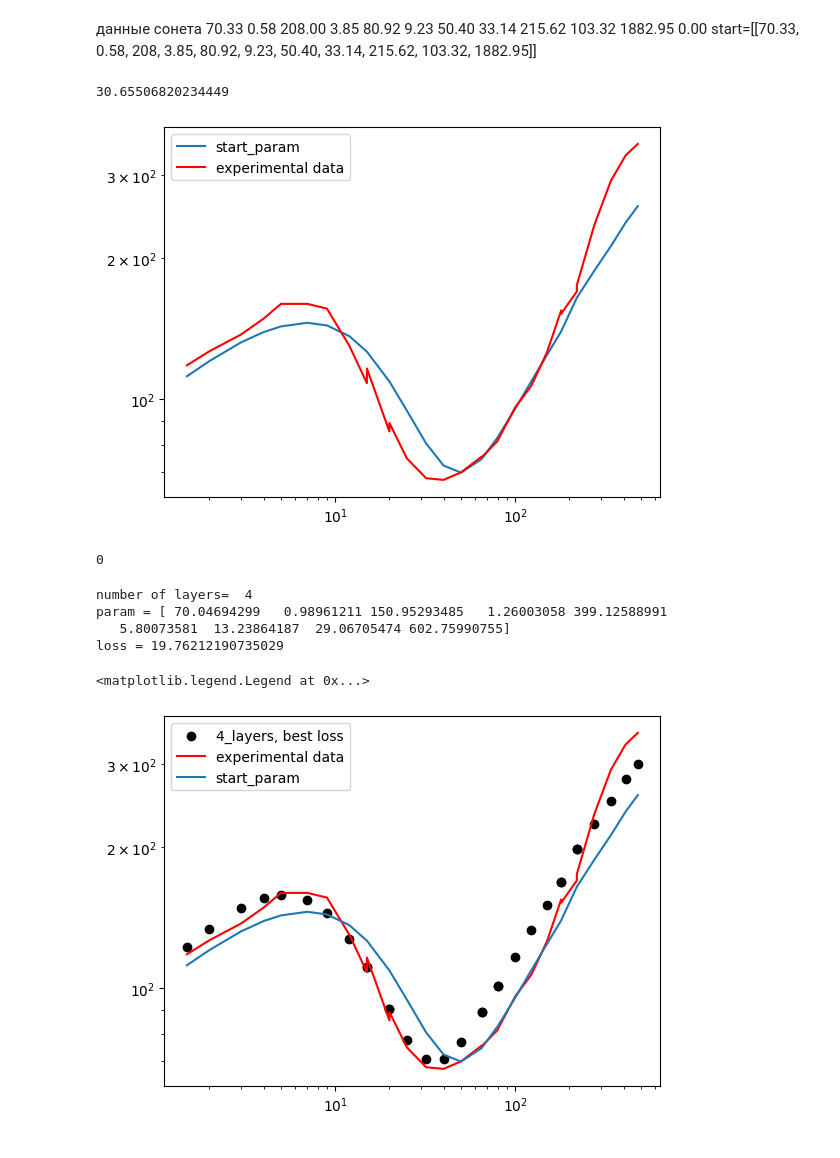
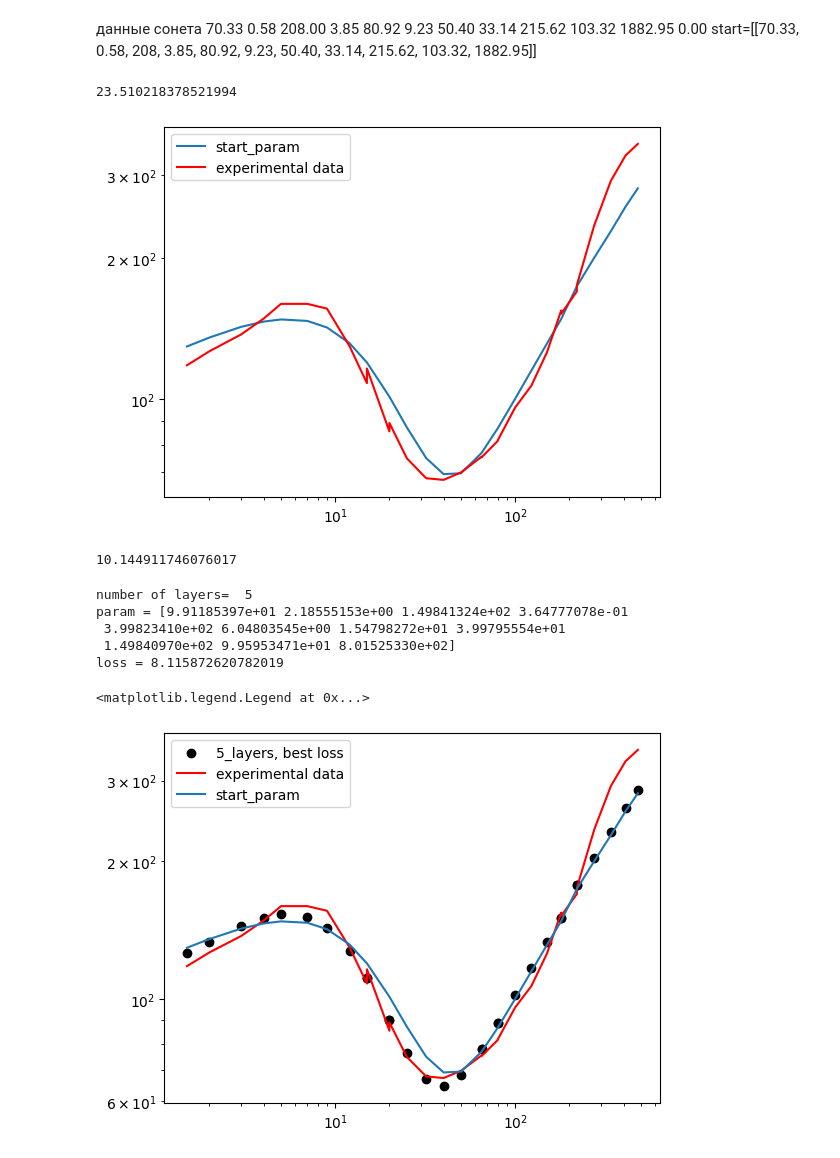
Before and after one commit to arty0mkha/electrical-prospecting, a Jupyter notebook: inverse_example.ipynb, the cells around one changed output. Cells and saved outputs as stored; diff of their text form; code cells hidden in the pictures.

```diff
--- a/inverse_example.ipynb
+++ b/inverse_example.ipynb
@@ -20,19 +20,21 @@ plt.legend()
 <matplotlib.legend.Legend at 0x...>
 [figure]
 # %%
-N_layers_list=[4] # список из количества слоёв в моделях
+N_layers_list=[5] # список из количества слоёв в моделях
 exp_data=np.array([AB2, experimental_rhoa]).T # Данные
 method='U'
-start=[[70, 1,
+start=[[100, 1,
         150, 4,
-        400, 7,
-        10, 30,
-        600]]
-bound=[[(50,150), (0,2),
-        (100,200), (0,8),
-        (100,400), (0,15),
-        (0,100), (0,45),
-        (200,800)]]
+        400, 6,
+        15, 40,
+        150, 100,
+        800]]
+bound=[[(50,150), (0.1,2),
+        (100,200), (0.1,8),
+        (100,500), (0.1,15),
+        (0,100), (0.1,60),
+        (100,300), (0.1,150),
+        (200,1000)]]
 # %% [markdown]
 данные сонета
     70.33     0.58
@@ -50,39 +52,43 @@ rk_start=np.array(rk_start)
 plt.loglog(AB2,rk_start, label='start_param')
 plt.loglog(AB2,experimental_rhoa,c='red', label='experimental data')
 plt.legend()
+
 print(inv.RMSE(rk_start,experimental_rhoa))
 # %% [output]
-30.65506820234449
+23.510218378521994
-[figure, old version]
+[figure, new version]
+# %%
+inv.RMSEP(rk_start,experimental_rhoa)
+# %% [output]
+10.144911746076017
 # %%
-inverse=inv.inverse_problem_solver(N_layers_list,method, exp_data, start=start,boundaries=bound)
+inverse=inv.inverse_problem_solver(N_layers_list,method, exp_data, minimization_method='L-BFGS-B', loss_type='RSMEP', start=start,boundaries=bound)
 results=inverse[0] # модели полученные из обратной задачи
 ind=inverse[1] #  индекс модели с наименьшим loss_N_layers в results
 print(ind)
-# %% [output]
-0
 # %%
 #Вывод количества слоёв в модели, её параметров и полученной ошибки
 for i in range (len(N_layers_list)):
     print('\nnumber of layers= ', N_layers_list[i], '\nparam =', results[i].x, '\nloss =', results[i].fun)
 # %% [output]
-number of layers=  4
-param = [ 70.04694299   0.98961211 150.95293485   1.26003058 399.12588991
-   5.80073581  13.23864187  29.06705474 602.75990755]
-loss = 19.76212190735029
+number of layers=  5
+param = [9.91185397e+01 2.18555153e+00 1.49841324e+02 3.64777078e-01
+ 3.99823410e+02 6.04803545e+00 1.54798272e+01 3.99795554e+01
+ 1.49840970e+02 9.95953471e+01 8.01525330e+02]
+loss = 8.115872620782019
 # %%
 # Визуализация
 for i in range(len(N_layers_list)):
     rk=[]
     for r in AB2:
         rk.append(dir.calculate_apparent_resistance(results[i].x,method,r,num_of_zeros=10*int(1+r/200)))
-
+    rk=np.array(rk)
     if i==ind:
         plt.scatter(AB2,rk, c='black',label=f'{N_layers_list[i]}_layers, best loss')
     else: plt.loglog(AB2,rk, label=f'{N_layers_list[i]}_layers')
 plt.loglog(AB2,experimental_rhoa,c='red', label='experimental data')
 plt.loglog(AB2,rk_start, label='start_param')
 plt.legend()
 # %% [output]
 <matplotlib.legend.Legend at 0x...>
-[figure, old version]
+[figure, new version]
```
Also changed, not shown: 1 other file.
